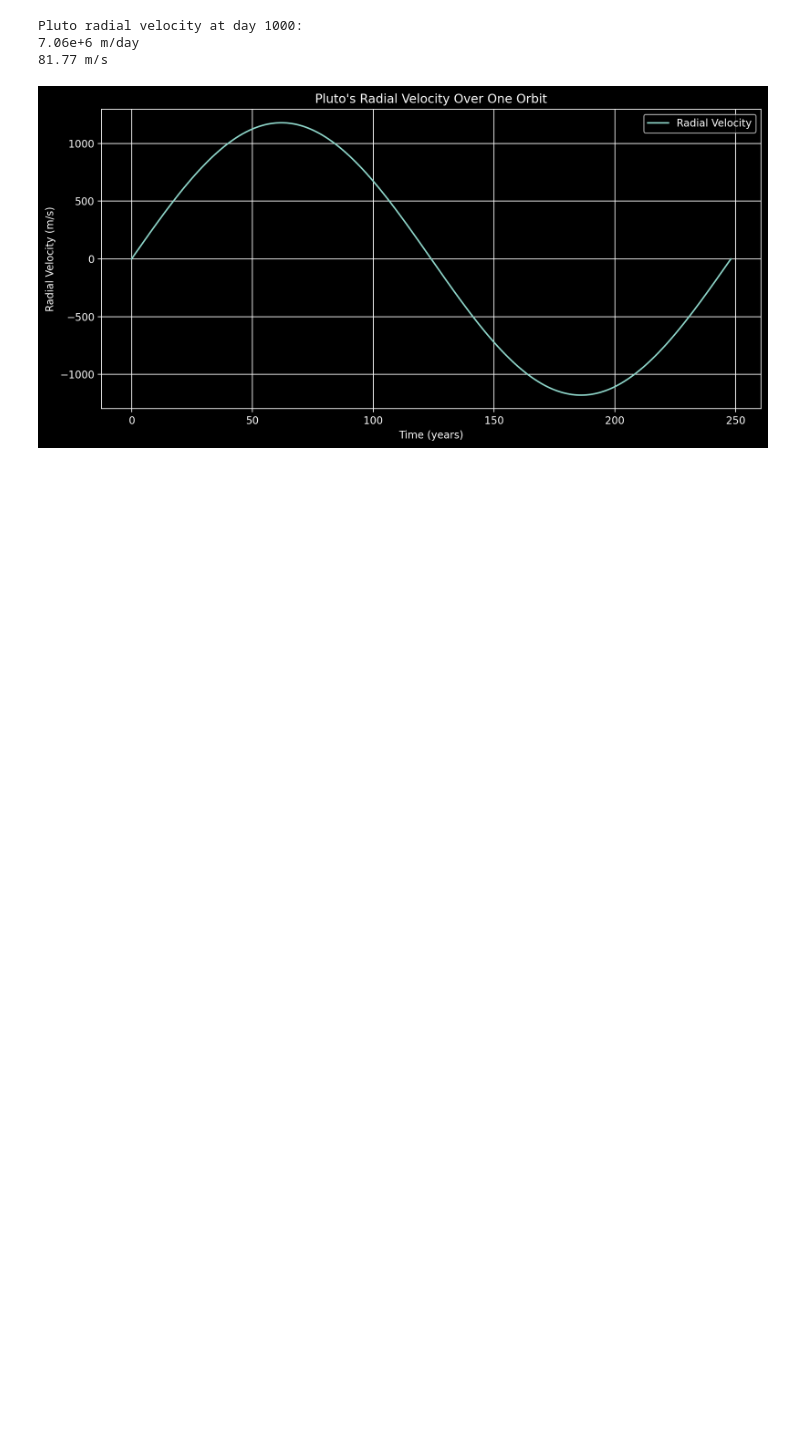
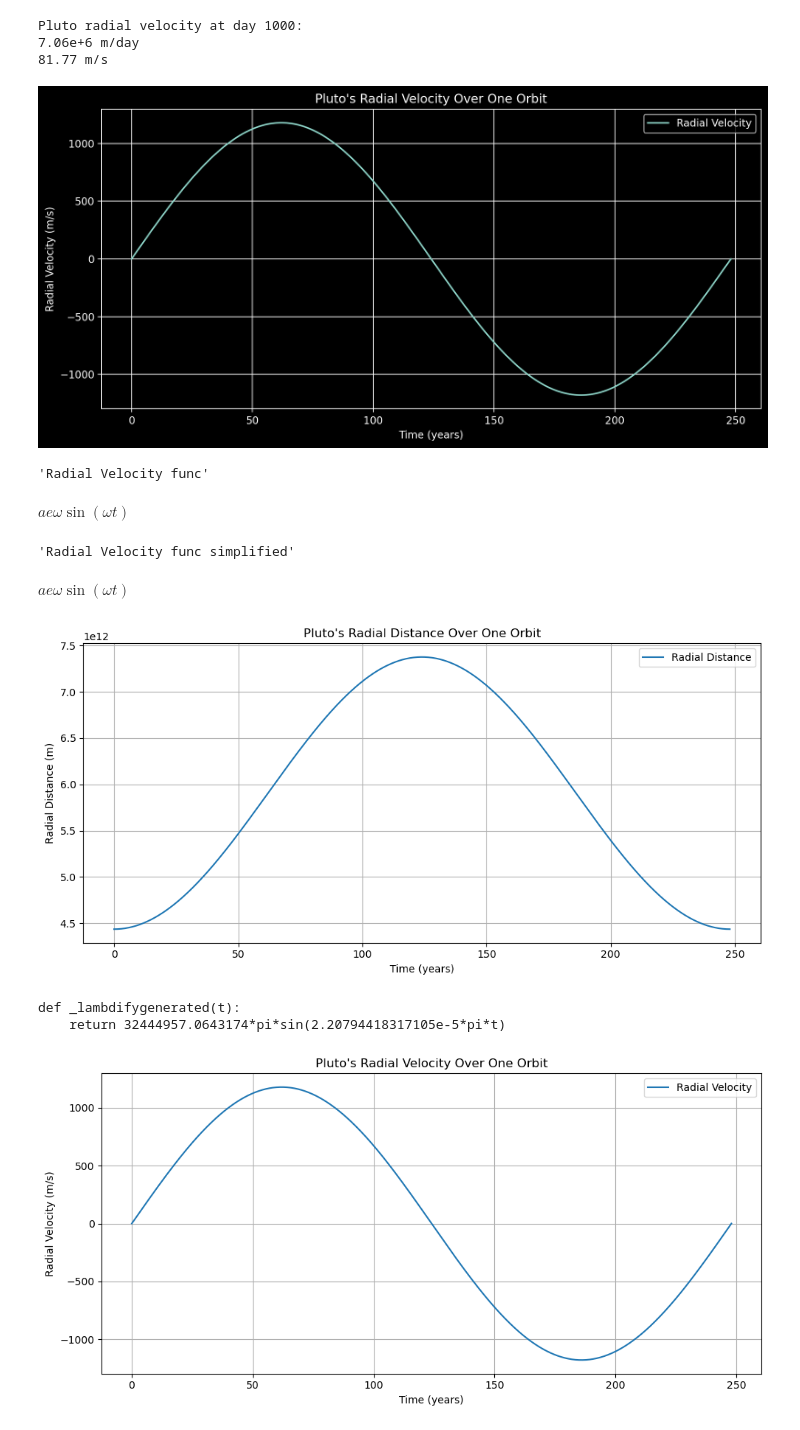
Before and after one commit to gharriso/AstroPython, a Jupyter notebook: CourseraCalculus/calculusPlay.ipynb, the cells around one changed output. Cells and saved outputs as stored; diff of their text form; code cells hidden in the pictures; blank space fills up the shorter version.

Commit message:
Module 2

```diff
--- a/CourseraCalculus/calculusPlay.ipynb
+++ b/CourseraCalculus/calculusPlay.ipynb
@@ -92,3 +92,80 @@ plt.tight_layout()
 plt.show()
 # %% [output]
 [figure]
+# %%
+from sympy import symbols, cos, sin, pi, diff, simplify, lambdify
+import numpy as np
+import matplotlib.pyplot as plt
+import inspect
+
+# Step 1: Define symbolic variables
+t = symbols('t', real=True)                                     # Time (days)
+semi_major_axis = symbols('a', real=True, positive=True)        # Semi-major axis (meters)
+eccentricity = symbols('e', real=True, positive=True)           # Eccentricity
+omega = symbols('omega', real=True, positive=True)              # Angular frequency (rad/day)
+
+# Step 2: Define orbital radius and differentiate to get radial velocity
+radial_distanceFunc = semi_major_axis * (1 - eccentricity * cos(omega * t))                        # Radial distance as function of time
+radial_velocityFunc = diff(radial_distanceFunc, t)                              # Radial velocity = dr/dt = a*e*omega*sin(omega*t)
+display('Radial Velocity func',radial_velocityFunc)
+radial_velocityFuncSimp = simplify(radial_velocityFunc)                         # Radial velocity = dr/dt = a*e*omega*sin(omega*t)
+display('Radial Velocity func simplified',radial_velocityFuncSimp)
+
+# Step 3: Pluto’s orbital parameters
+AU_meters = 1.496e11                                    # 1 AU in meters
+a_pluto = 39.48 * AU_meters                             # Pluto's semi-major axis in meters
+e_pluto = 0.2488                                        # Eccentricity
+T_pluto_days = 248 * 365.25                             # Orbital period in days
+omega_pluto = 2 * pi / T_pluto_days                     # Angular frequency in rad/day
+
+#Plot Pluto's radial distance over one orbit
+radial_distanceFuncSimp = radial_distanceFunc.subs({
+    semi_major_axis: a_pluto,
+    eccentricity: e_pluto,
+    omega: omega_pluto
+})
+radial_distanceFunLamdify = lambdify(t, radial_distanceFuncSimp, modules='numpy')
+days = np.linspace(0, T_pluto_days, 1000)               # 1000 time points over full orbit
+radial_distance_m = radial_distanceFunLamdify(days)     # Evaluate radial distance in meters
+plt.figure(figsize=(10, 5))
+plt.plot(days / 365.25, radial_distance_m, label="Radial Distance")  # Time in years
+plt.title("Pluto's Radial Distance Over One Orbit")
+plt.xlabel("Time (years)")
+plt.ylabel("Radial Distance (m)")
+plt.grid(True)
+plt.legend()
+plt.tight_layout()
+plt.show()
+
+# Step 4: Convert symbolic radial velocity to a numerical function
+radial_velocityFunLamdify = lambdify(t, radial_velocityFunc.subs({
+    semi_major_axis: a_pluto,
+    eccentricity: e_pluto,
+    omega: omega_pluto
+}), modules='numpy')
+print(inspect.getsource(radial_velocityFunLamdify ))
+
+# Step 5: Generate time values (days) and evaluate radial velocity in m/s
+days = np.linspace(0, T_pluto_days, 1000)               # 1000 time points over full orbit
+v_r_m_per_day = radial_velocityFunLamdify(days)                          # Evaluate radial velocity in m/day
+v_r_m_per_sec = v_r_m_per_day / (24 * 3600)             # Convert to m/s
+
+# Step 6: Plot radial velocity over time
+plt.figure(figsize=(10, 5))
+plt.plot(days / 365.25, v_r_m_per_sec, label="Radial Velocity")  # Time in years
+plt.title("Pluto's Radial Velocity Over One Orbit")
+plt.xlabel("Time (years)")
+plt.ylabel("Radial Velocity (m/s)")
+plt.grid(True)
+plt.legend()
+plt.tight_layout()
+plt.show()
+# %% [output]
+'Radial Velocity func'
+$\displaystyle a e \omega \sin{\left(\omega t \right)}$
+'Radial Velocity func simplified'
+$\displaystyle a e \omega \sin{\left(\omega t \right)}$
+[figure, added]
+def _lambdifygenerated(t):
+    return 32444957.0643174*pi*sin(2.20794418317105e-5*pi*t)
+[figure, added]
```
Also changed, not shown: parts of 2 cells of this notebook, 1 other file.
